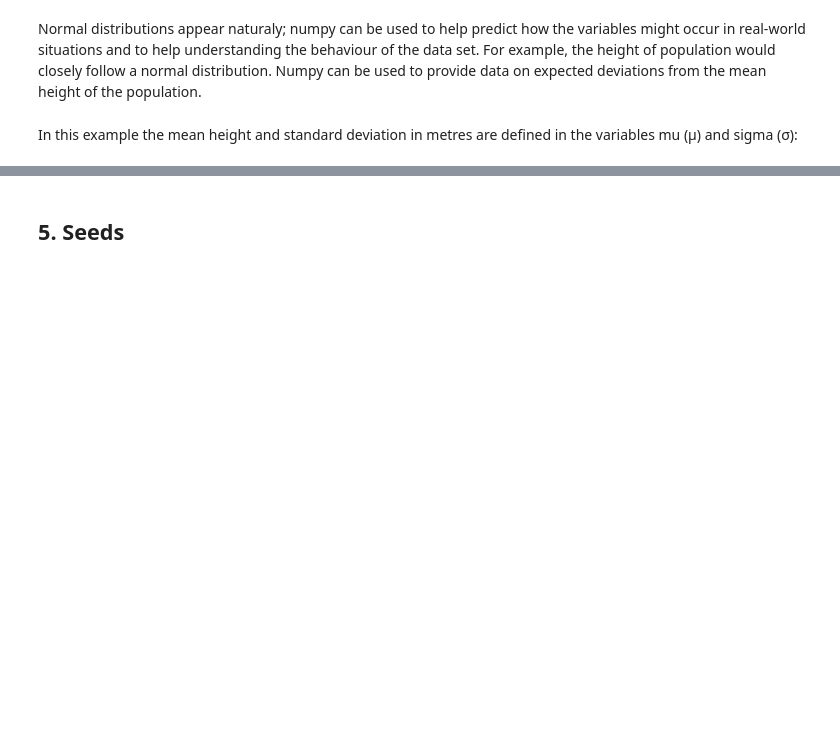
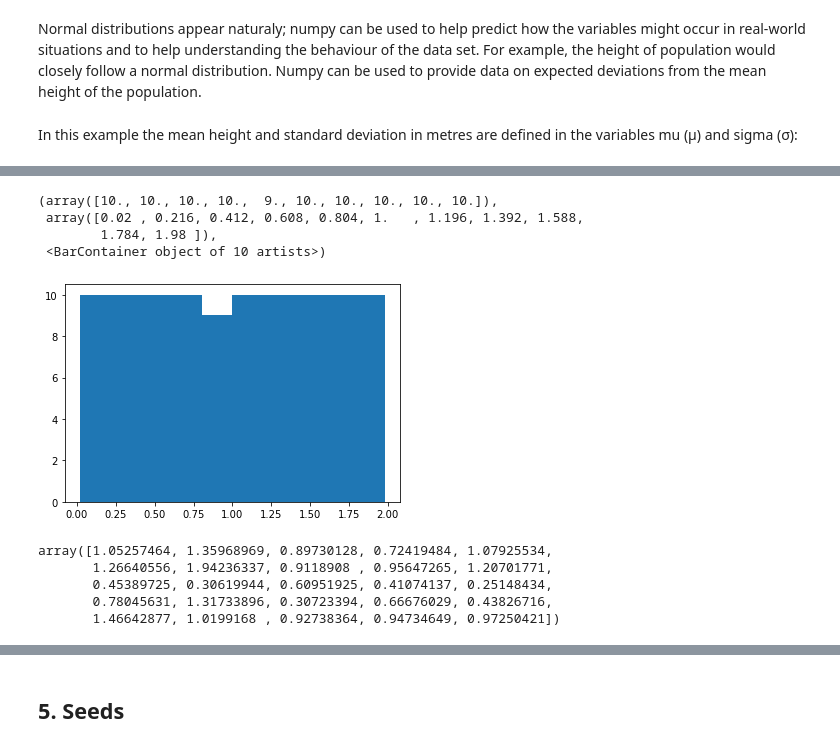
Before and after one commit to AndyWalker81/ProgrammingForDataAnalysis_Assessment, a Jupyter notebook: numpy-random.ipynb, the cells around one changed output, grey strips where cells are left out. Cells and saved outputs as stored; diff of their text form; code cells hidden in the pictures; blank space fills up the shorter version.

```diff
--- a/numpy-random.ipynb
+++ b/numpy-random.ipynb
@@ -770,0 +782,5 @@ np.average(bins)
+# %%
+k = 2
+c = 4
+u = 3.54
+x = (k / c) * (u / c)**(k - 1) * np.exp(-(u / c)**k)
@@ -770,0 +799,8 @@ np.average(bins)
+# %%
+plt.hist(x)
+# %% [output]
+(array([10., 10., 10., 10.,  9., 10., 10., 10., 10., 10.]),
+ array([0.02 , 0.216, 0.412, 0.608, 0.804, 1.   , 1.196, 1.392, 1.588,
+        1.784, 1.98 ]),
+ <BarContainer object of 10 artists>)
+[figure, added]
@@ -770,0 +813,8 @@ np.average(bins)
+# %%
+s
+# %% [output]
+array([1.05257464, 1.35968969, 0.89730128, 0.72419484, 1.07925534,
+       1.26640556, 1.94236337, 0.9118908 , 0.95647265, 1.20701771,
+       0.45389725, 0.30619944, 0.60951925, 0.41074137, 0.25148434,
+       0.78045631, 1.31733896, 0.30723394, 0.66676029, 0.43826716,
+       1.46642877, 1.0199168 , 0.92738364, 0.94734649, 0.97250421])
```
Also changed, not shown: parts of 55 cells of this notebook.
